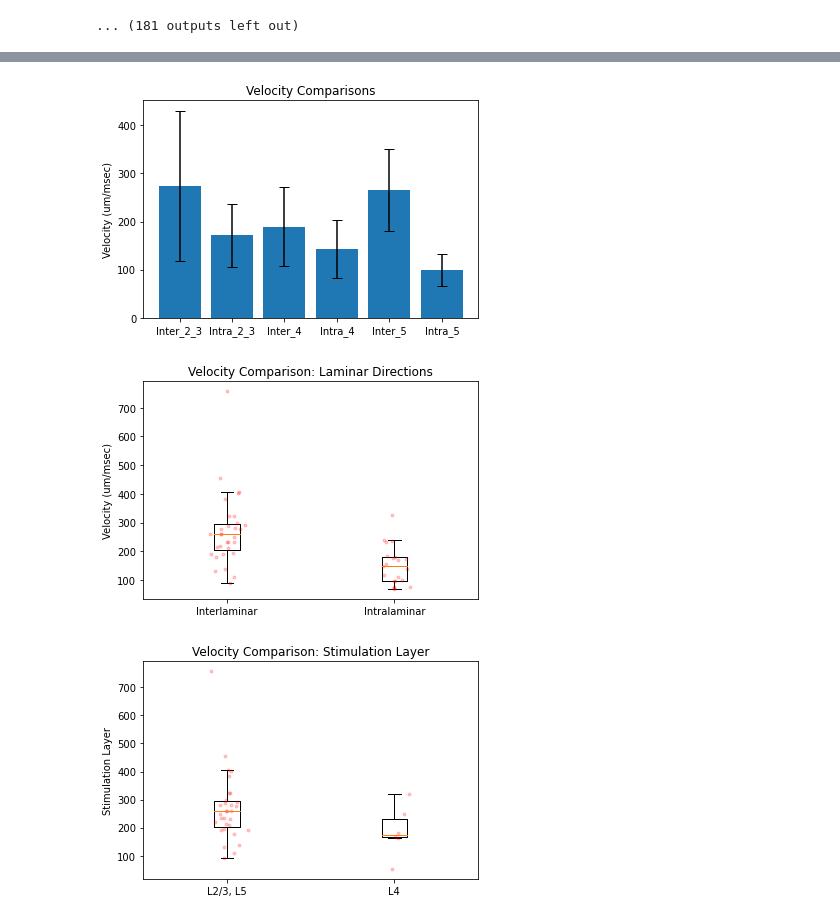
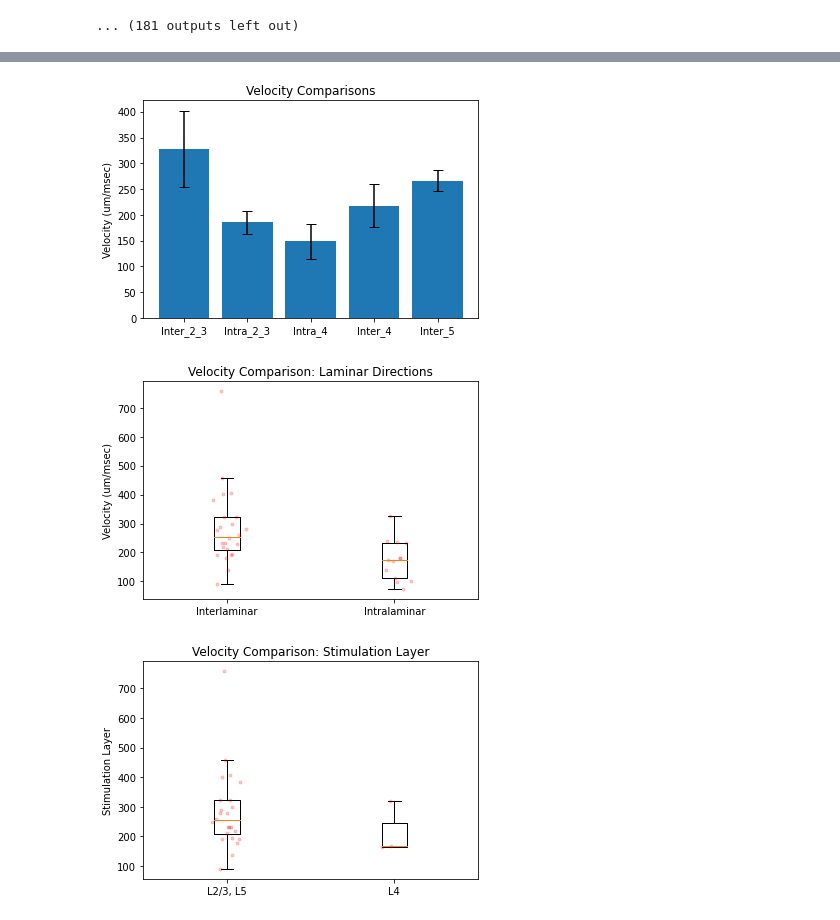
Before and after one commit to john-judge/TSM-to-ZDA, a Jupyter notebook: ConductionVelocity.ipynb, the cells around one changed output, grey strips where cells are left out. Saved outputs shown, nothing was run; the diff lists cells and outputs as text; code cells hidden in the pictures.

Commit message:
created movie maker, p-value and other filters in CV notebook

```diff
--- a/ConductionVelocity.ipynb
+++ b/ConductionVelocity.ipynb
@@ -116,6 +117,7 @@ laminar_val_target = "Inter"
 layer_val_target = "5"
 plot_all = True  # overrides above 2 lines
 total_points = 0
+min_roi_count = 7  # fewer than 7 ROIs excludes velocity measurement
 unplotted_plot_keys = []
 
 velocity_measurements = {}
@@ -174,16 +176,16 @@ for date in df.Date.unique():
                                 pvalue = model.pvalues.loc['Distance']
                                 reg_lines.append([dist, y_pred, velocity, i_synap, pvalue])
 
-
-                                is_significant_correlation = (pvalue < 0.05)
-
-                                if is_significant_correlation and velocity > 0:
+                                if velocity > 0 and dist.shape[0] > min_roi_count:
                                     vel_key = laminar_val + " " + layer_val
                                     if vel_key not in velocity_measurements:
                                         velocity_measurements[vel_key] = {}
                                     if i_synap not in velocity_measurements[vel_key]:
-                                        velocity_measurements[vel_key][i_synap] = []
-                                    velocity_measurements[vel_key][i_synap].append(velocity)
+                                        velocity_measurements[vel_key][i_synap] = {"Velocity": [], "P-value": [], "Metadata": []}
+                                    velocity_measurements[vel_key][i_synap]["Velocity"].append(velocity)
+                                    velocity_measurements[vel_key][i_synap]["P-value"].append(pvalue)
+                                    velocity_measurements[vel_key][i_synap]["Metadata"].append(date + " " + rec_id)
+
 
                         plt.legend(["Other","Direct Stim", "Monosynaptic", "Disynaptic"])
                         for rl in reg_lines:
@@ -245,16 +247,3 @@ Num points: 14
 Num points: 9
 [figure]
 ... (181 outputs left out)
-# %%
-# plots of velocity measurements
-for vel_key in velocity_measurements:
-    print("# ", vel_key)
-    for i_synap in velocity_measurements[vel_key]:
-        if i_synap != 1:
-            continue
-        print("## ", str(i_synap) + "-synapse:")
-        print("Mean velocity:",
-              round(np.average(velocity_measurements[vel_key][i_synap]), 2),
-              "+/-",
-              round(np.std(velocity_measurements[vel_key][i_synap]), 2),
-              "\t (N =", str(len(velocity_measurements[vel_key][i_synap])) + ")")
@@ -285,7 +320,9 @@ Mean velocity: 99.27 +/- 33.84   (N = 4)
 # Plot 1: 5 bars
 plot_1_data = {}
 for vel_key in velocity_measurements:
-    vel_data = velocity_measurements[vel_key][1]  # monosyn only
+    if 1 not in velocity_measurements[vel_key]:
+        continue
+    vel_data = velocity_measurements[vel_key][1]["Velocity"]  # monosyn only
     laminar, layer = vel_key.split(" ")
     laminar = laminar[:5]
     new_key = laminar + "_" + layer
@@ -295,7 +332,7 @@ for vel_key in velocity_measurements:
 plt.bar([i for i in range(len(plot_1_data.keys()))],
         [np.mean(plot_1_data[k]) for k in plot_1_data],
         tick_label=[k for k in plot_1_data],
-        yerr=[np.std(plot_1_data[k]) for k in plot_1_data],
+        yerr=[np.std(plot_1_data[k])/np.sqrt(len(plot_1_data[k])) for k in plot_1_data],
         error_kw={"capsize": 5.0})
 plt.ylabel("Velocity (um/msec)")
 plt.title("Velocity Comparisons")
@@ -305,7 +342,9 @@ plt.show()
 plot_2_data = {}
 plot_3_data = {}
 for vel_key in velocity_measurements:
-    vel_data = velocity_measurements[vel_key][1]  # monosyn only
+    if 1 not in velocity_measurements[vel_key]:
+        continue
+    vel_data = velocity_measurements[vel_key][1]["Velocity"]  # monosyn only
     laminar, layer = vel_key.split(" ")
 
     if laminar not in plot_2_data:
@@ -325,33 +364,33 @@ for vel_key in velocity_measurements:
 P.figure()
 labels = ['Interlaminar', 'Intralaminar']
 bp = P.boxplot([plot_2_data[lbl[:5]] for lbl in labels],
                labels=labels,
                sym="")  # hides fliers
 for i in range(len(labels)):
     lbl = labels[i]
     y = plot_2_data[lbl[:5]]
     x = np.random.normal(1+i, 0.04, size=len(y))
     P.plot(x, y, 'r.', alpha=0.2)
 plt.ylabel("Velocity (um/msec)")
 plt.title("Velocity Comparison: Laminar Directions")
 P.show()
 
 # Plot 3: box and whisker trajectories only inter, comparing L4 vs L2/3, L5
 P.figure()
 labels = ["L2/3, L5", 'L4']
 bp = P.boxplot([plot_3_data[lbl] for lbl in labels],
                labels=labels,
                sym="")  # hides fliers
 for i in range(len(labels)):
     lbl = labels[i]
     y = plot_3_data[lbl]
     x = np.random.normal(1+i, 0.04, size=len(y))
     P.plot(x, y, 'r.', alpha=0.2)
 plt.ylabel("Velocity (um/msec)")
 plt.ylabel("Stimulation Layer")
 plt.title("Velocity Comparison: Stimulation Layer")
 P.show()
 # %% [output]
-[figure, old version]
+[figure, new version]
-[figure, old version]
+[figure, new version]
-[figure, old version]
+[figure, new version]
```
Also changed, not shown: parts of 4 cells of this notebook, 8 other files.
